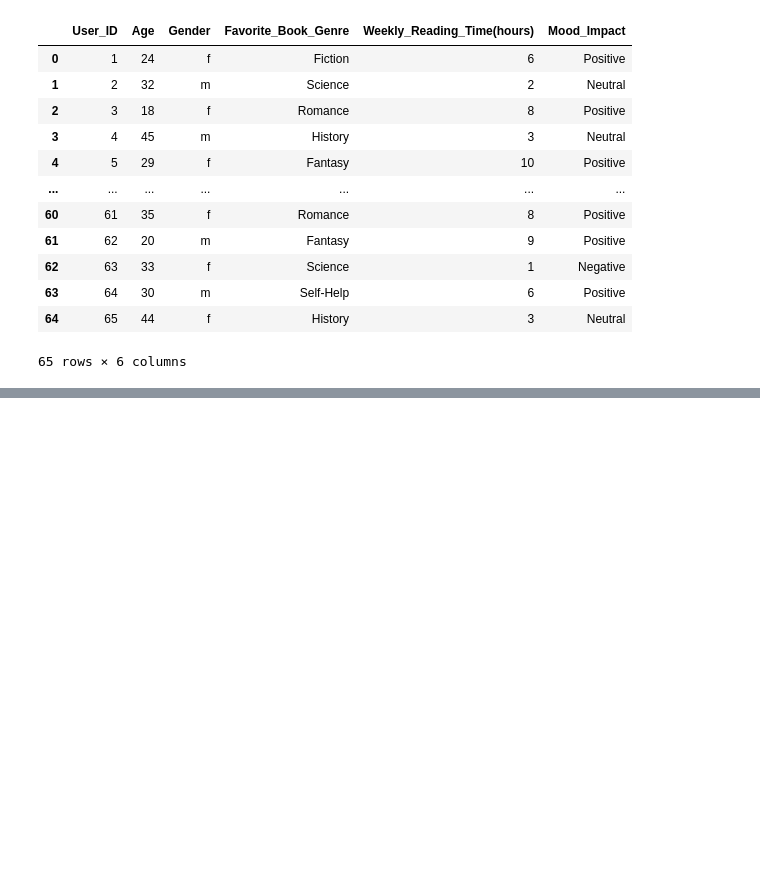
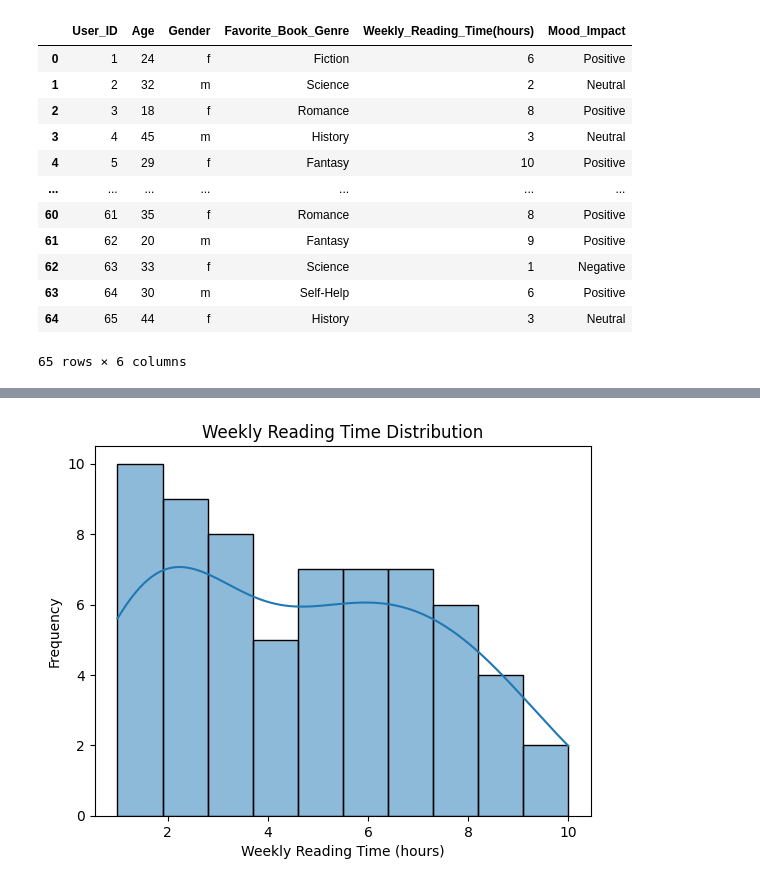
Before and after one commit to razan-25/Reading-habit-analysis, a Jupyter notebook: reading_habit_analysis.ipynb, the cells around one changed output, grey strips where cells are left out. Cells and saved outputs as stored; diff of their text form; code cells hidden in the pictures; blank space fills up the shorter version.

```diff
--- a/reading_habit_analysis.ipynb
+++ b/reading_habit_analysis.ipynb
@@ -23,0 +66,9 @@ df["Gender"].value_counts().plot.bar().set_title("Gender");
+# %%
+# Weekly reading time distribution
+sns.histplot(df['Weekly_Reading_Time(hours)'], bins=10, kde=True)
+plt.title('Weekly Reading Time Distribution')
+plt.xlabel('Weekly Reading Time (hours)')
+plt.ylabel('Frequency')
+plt.show()
+# %% [output]
+[figure, added]
```
Also changed, not shown: parts of 7 cells of this notebook.
